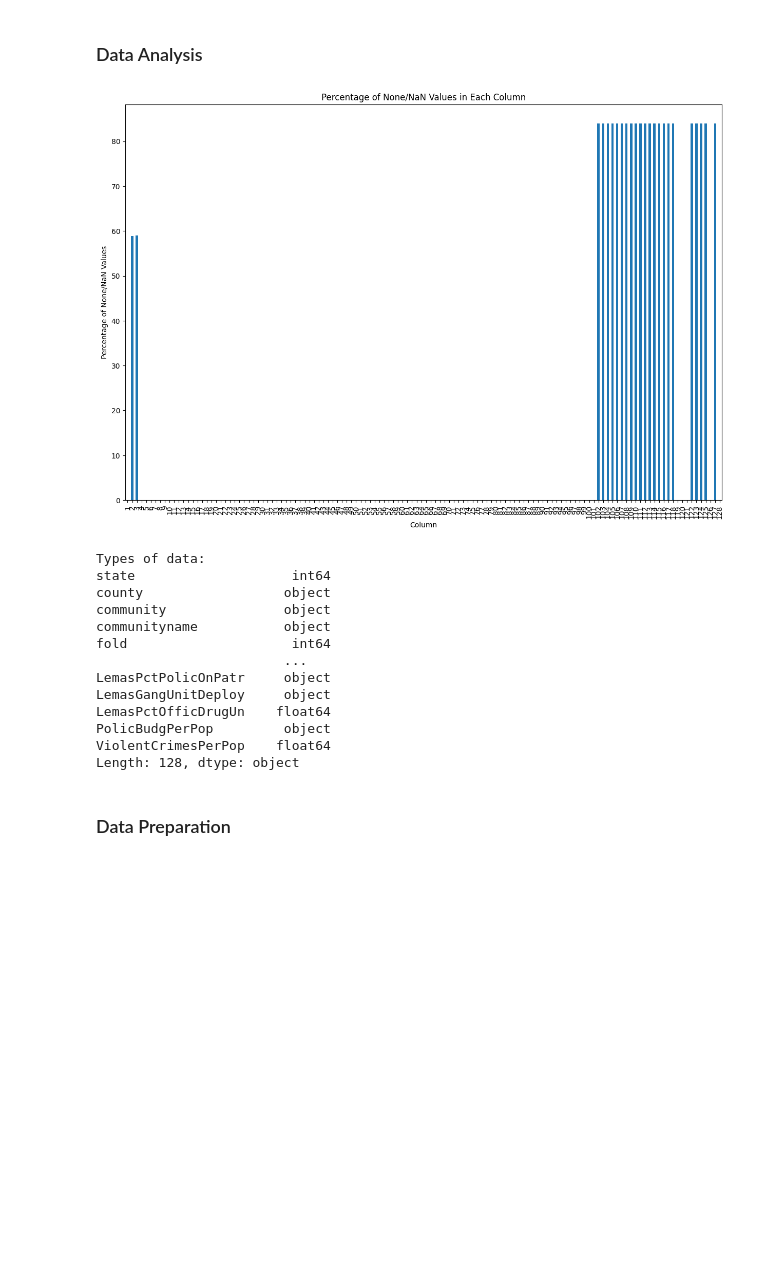
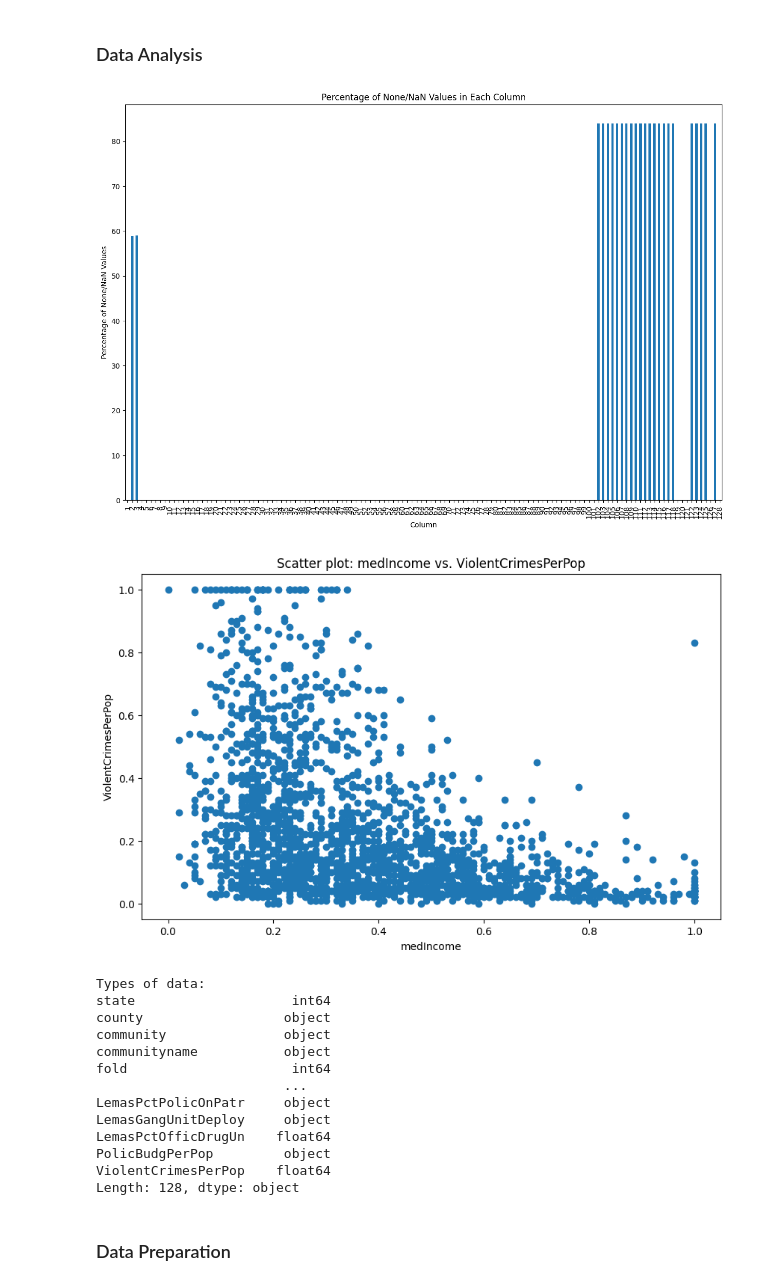
Before and after one commit to walachowska/Crime_prediction, a Jupyter notebook: Crime_prediction.ipynb, the cells around one changed output. Drawn from its saved outputs; the diff is of its cells as text; code cells hidden in the pictures; blank space fills up the shorter version.

```diff
--- a/Crime_prediction.ipynb
+++ b/Crime_prediction.ipynb
@@ -4,7 +4,6 @@
 import pandas as pd
 from matplotlib import pyplot as plt
 
-# Wczytywanie danych
 file_path = 'communities.data'
 column_names = [
     'state', 'county', 'community', 'communityname', 'fold', 'population', 'householdsize', 'racepctblack',
@@ -19,36 +18,46 @@ column_names = [
     'PctRecImmig10', 'PctSpeakEnglOnly', 'PctNotSpeakEnglWell', 'PctLargHouseFam', 'PctLargHouseOccup',
     'PersPerOccupHous', 'PersPerOwnOccHous', 'PersPerRentOccHous', 'PctPersOwnOccup', 'PctPersDenseHous',
     'PctHousLess3BR', 'MedNumBR', 'HousVacant', 'PctHousOccup', 'PctHousOwnOcc', 'PctVacantBoarded', 'PctVacMore6Mos',
     'MedYrHousBuilt', 'PctHousNoPhone', 'PctWOFullPlumb', 'OwnOccLowQuart', 'OwnOccMedVal', 'OwnOccHiQuart', 'RentLowQ',
     'RentMedian', 'RentHighQ', 'MedRent', 'MedRentPctHousInc', 'MedOwnCostPctInc', 'MedOwnCostPctIncNoMtg',
     'NumInShelters', 'NumStreet', 'PctForeignBorn', 'PctBornSameState', 'PctSameHouse85', 'PctSameCity85',
     'PctSameState85', 'LemasSwornFT', 'LemasSwFTPerPop', 'LemasSwFTFieldOps', 'LemasSwFTFieldPerPop', 'LemasTotalReq',
     'LemasTotReqPerPop', 'PolicReqPerOffic', 'PolicPerPop', 'RacialMatchCommPol', 'PctPolicWhite', 'PctPolicBlack',
     'PctPolicHisp', 'PctPolicAsian', 'PctPolicMinor', 'OfficAssgnDrugUnits', 'NumKindsDrugsSeiz', 'PolicAveOTWorked',
     'LandArea', 'PopDens', 'PctUsePubTrans', 'PolicCars', 'PolicOperBudg', 'LemasPctPolicOnPatr', 'LemasGangUnitDeploy',
     'LemasPctOfficDrugUn', 'PolicBudgPerPop', 'ViolentCrimesPerPop'
 ]
 
 data = pd.read_csv(file_path, names=column_names)
 
-# Konwersja '?' na NaN dla prawidłowego obsłużenia brakujących danych
+# '?' to NaN
 data.replace('?', pd.NA, inplace=True)
-# Brakujące dane
+
 none_frequency = data.isna().mean() * 100
 
+# Plot of Nans
 plt.figure(figsize=(15, 10))
 none_frequency.plot(kind='bar')
 plt.title('Percentage of None/NaN Values in Each Column')
 plt.xlabel('Column')
 plt.ylabel('Percentage of None/NaN Values')
 plt.xticks(range(len(none_frequency)), [str(i + 1) for i in range(len(none_frequency))], rotation=90)
 plt.show()
 
-#show types of data
+# Scatter plot for 'medIncome' i 'ViolentCrimesPerPop'
+plt.figure(figsize=(10, 6))
+plt.scatter(data['medIncome'], data['ViolentCrimesPerPop'])
+plt.title('Scatter plot: medIncome vs. ViolentCrimesPerPop')
+plt.xlabel('medIncome')
+plt.ylabel('ViolentCrimesPerPop')
+plt.show()
+
+# Show types of data
 print("\nTypes of data:")
 print(data.dtypes)
 # %% [output]
 [figure]
+[figure, added]
 Types of data:
 state                    int64
 county                  object
```
Also changed, not shown: parts of 2 cells of this notebook.
